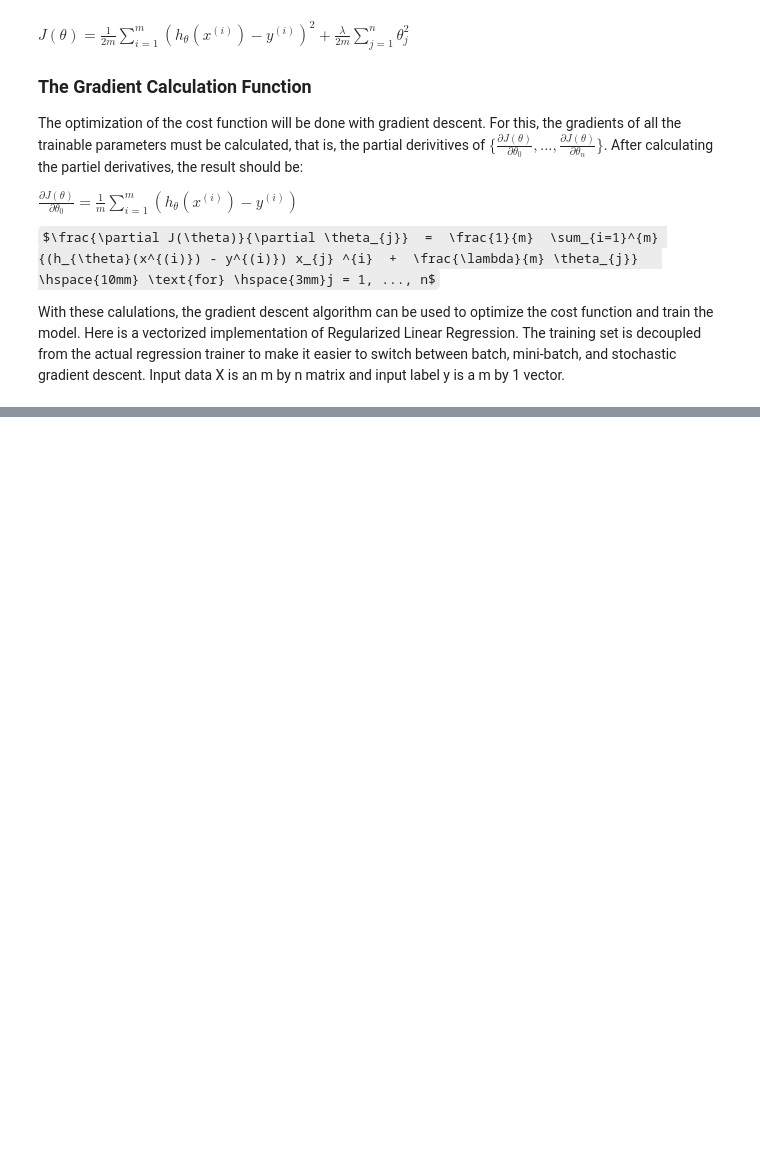
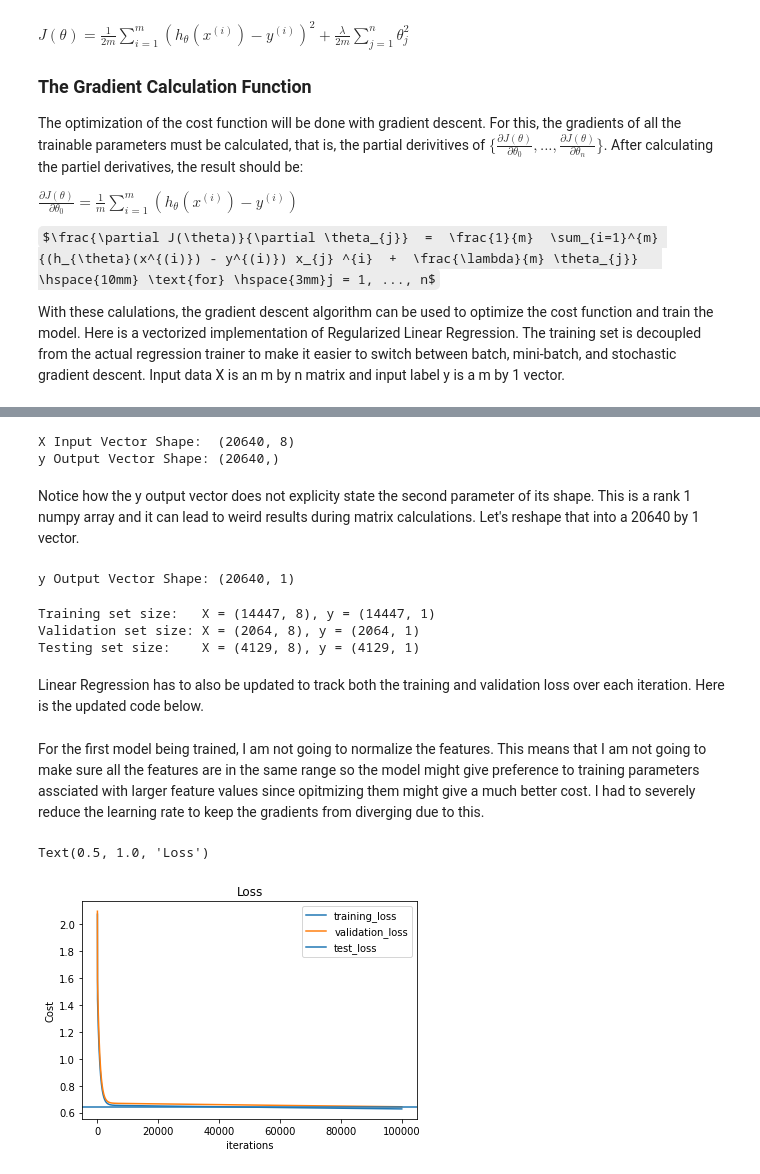
Before and after one commit to PurvPatel/Machine-Learning, a Jupyter notebook: linear_Regression/Regularized Linear Regression.ipynb, the cells around one changed output, grey strips where cells are left out. Cells and saved outputs as stored; diff of their text form; code cells hidden in the pictures; some formulas as TeX source; blank space fills up the shorter version.

Commit message:
testing linear regression on a real dataset

```diff
--- a/linear_Regression/Regularized Linear Regression.ipynb
+++ b/linear_Regression/Regularized Linear Regression.ipynb
@@ -214,0 +254,37 @@ Text(0.5, 1.0, 'Training Loss')
+# %%
+print("X Input Vector Shape:  {}".format(cali_housing_X.shape))
+print("y Output Vector Shape: {}".format(cali_housing_y.shape))
+# %% [output]
+X Input Vector Shape:  (20640, 8)
+y Output Vector Shape: (20640,)
+# %% [markdown]
+Notice how the y output vector does not explicity state the second parameter of its shape. This is a rank 1 numpy array and it can lead to weird results during matrix calculations. Let's reshape that into a 20640 by 1 vector.
+# %%
+cali_housing_y = np.reshape(cali_housing_y, (20640, 1))
+print("y Output Vector Shape: {}".format(cali_housing_y.shape))
+# %% [output]
+y Output Vector Shape: (20640, 1)
+# %%
+# let's shuffle our data first to have a uniform spread among all three subsets
+perm = np.random.permutation(cali_housing_X.shape[0])
+
+X_shuffled = cali_housing_X[perm]
+y_shuffled = cali_housing_y[perm]
+# %%
+total_size = cali_housing_X.shape[0]
+train_ind = int(total_size * 0.7)
+val_ind = train_ind + int(total_size * 0.1)
+
+X_train, y_train = X_shuffled[0:train_ind], y_shuffled[0:train_ind]
+X_val, y_val = X_shuffled[train_ind:val_ind], y_shuffled[train_ind:val_ind]
+X_test, y_test = X_shuffled[val_ind:], y_shuffled[val_ind:]
+# %%
+print("Training set size:   X = {}, y = {}".format(X_train.shape, y_train.shape))
+print("Validation set size: X = {}, y = {}".format(X_val.shape, y_val.shape))
+print("Testing set size:    X = {}, y = {}".format(X_test.shape, y_test.shape))
+# %% [output]
+Training set size:   X = (14447, 8), y = (14447, 1)
+Validation set size: X = (2064, 8), y = (2064, 1)
+Testing set size:    X = (4129, 8), y = (4129, 1)
+# %% [markdown]
+Linear Regression has to also be updated to track both the training and validation loss over each iteration. Here is the updated code below.
@@ -214,0 +402,21 @@ Text(0.5, 1.0, 'Training Loss')
+# %% [markdown]
+For the first model being trained, I am not going to normalize the features. This means that I am not going to make sure all the features are in the same range so the model might give preference to training parameters assciated with larger feature values since opitmizing them might give a much better cost. I had to severely reduce the learning rate to keep the gradients from diverging due to this.
+# %%
+n = X_train.shape[1]
+iterations = 100000
+cali_housing_price_predictor = RegularizedLinearRegression(n=n, learning_rate=1e-7)
+# %%
+train_cost_hist, val_cost_hist = cali_housing_price_predictor.train(X_train, y_train, iterations, X_val, y_val)
+test_loss = cali_housing_price_predictor.test(X_test,y_test)
+import matplotlib.pyplot as plt
+
+plt.plot(np.arange(1, iterations + 1), train_cost_hist, label="training_loss")
+plt.plot(np.arange(1, iterations + 1), val_cost_hist, label="validation_loss")
+plt.axhline(y=test_loss, label="test_loss")
+plt.legend()
+plt.xlabel("iterations")
+plt.ylabel("Cost")
+plt.title("Loss")
+# %% [output]
+Text(0.5, 1.0, 'Loss')
+[figure, added]
```
Also changed, not shown: parts of 20 cells of this notebook.
